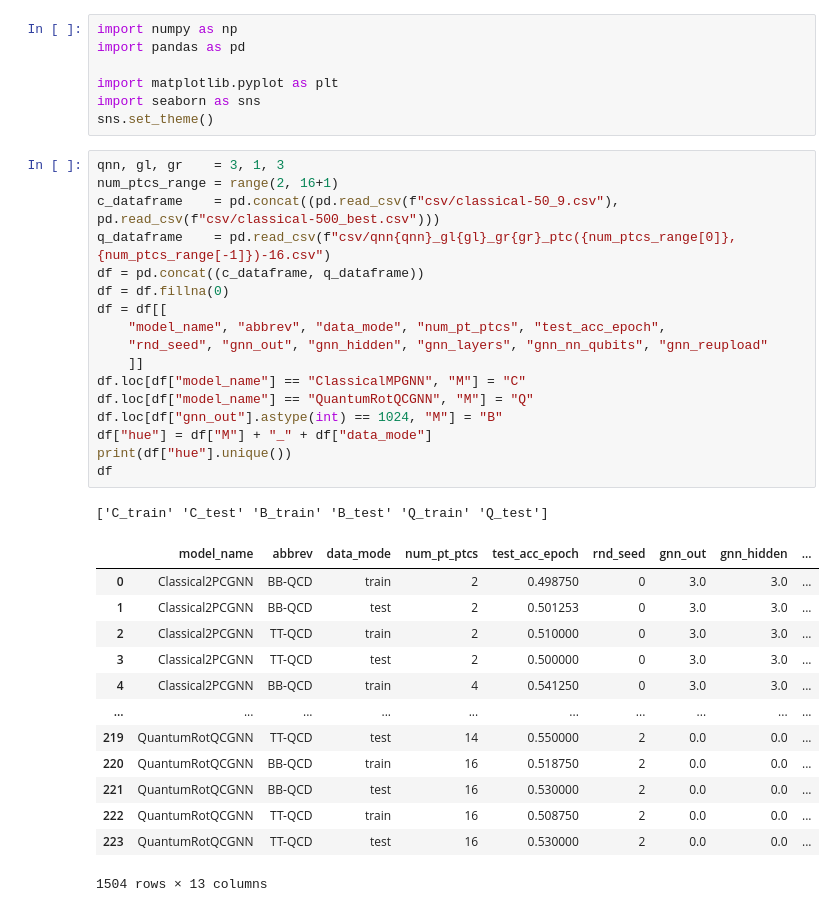
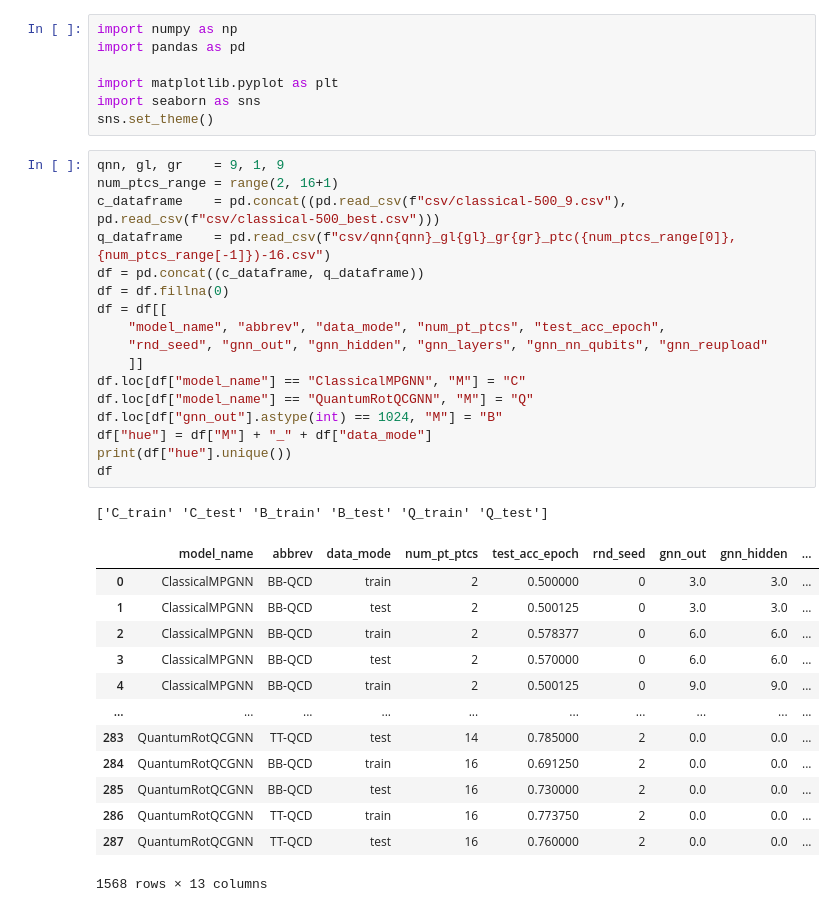
Before and after one commit to maplexgitx0302/QML-QCGNN, a Jupyter notebook: result_diff_ptcs.ipynb, the cells around one changed output. Drawn from its saved outputs; the diff is of its cells as text.

```diff
--- a/result_diff_ptcs.ipynb
+++ b/result_diff_ptcs.ipynb
@@ -6,37 +6,37 @@ import matplotlib.pyplot as plt
 import seaborn as sns
 sns.set_theme()
 # %%
-qnn, gl, gr    = 3, 1, 3
+qnn, gl, gr    = 9, 1, 9
 num_ptcs_range = range(2, 16+1)
-c_dataframe    = pd.concat((pd.read_csv(f"csv/classical-50_9.csv"), pd.read_csv(f"csv/classical-500_best.csv")))
+c_dataframe    = pd.concat((pd.read_csv(f"csv/classical-500_9.csv"), pd.read_csv(f"csv/classical-500_best.csv")))
 q_dataframe    = pd.read_csv(f"csv/qnn{qnn}_gl{gl}_gr{gr}_ptc({num_ptcs_range[0]},{num_ptcs_range[-1]})-16.csv")
 df = pd.concat((c_dataframe, q_dataframe))
 df = df.fillna(0)
 df = df[[
     "model_name", "abbrev", "data_mode", "num_pt_ptcs", "test_acc_epoch",
     "rnd_seed", "gnn_out", "gnn_hidden", "gnn_layers", "gnn_nn_qubits", "gnn_reupload"
     ]]
 df.loc[df["model_name"] == "ClassicalMPGNN", "M"] = "C"
 df.loc[df["model_name"] == "QuantumRotQCGNN", "M"] = "Q"
 df.loc[df["gnn_out"].astype(int) == 1024, "M"] = "B"
 df["hue"] = df["M"] + "_" + df["data_mode"]
 print(df["hue"].unique())
 df
 # %% [output]
 ['C_train' 'C_test' 'B_train' 'B_test' 'Q_train' 'Q_test']
 |  | model_name | abbrev | data_mode | num_pt_ptcs | test_acc_epoch | rnd_seed | gnn_out | gnn_hidden | ... |
-| 0 | Classical2PCGNN | BB-QCD | train | 2 | 0.498750 | 0 | 3.0 | 3.0 | ... |
-| 1 | Classical2PCGNN | BB-QCD | test | 2 | 0.501253 | 0 | 3.0 | 3.0 | ... |
-| 2 | Classical2PCGNN | TT-QCD | train | 2 | 0.510000 | 0 | 3.0 | 3.0 | ... |
-| 3 | Classical2PCGNN | TT-QCD | test | 2 | 0.500000 | 0 | 3.0 | 3.0 | ... |
-| 4 | Classical2PCGNN | BB-QCD | train | 4 | 0.541250 | 0 | 3.0 | 3.0 | ... |
+| 0 | ClassicalMPGNN | BB-QCD | train | 2 | 0.500000 | 0 | 3.0 | 3.0 | ... |
+| 1 | ClassicalMPGNN | BB-QCD | test | 2 | 0.500125 | 0 | 3.0 | 3.0 | ... |
+| 2 | ClassicalMPGNN | BB-QCD | train | 2 | 0.578377 | 0 | 6.0 | 6.0 | ... |
+| 3 | ClassicalMPGNN | BB-QCD | test | 2 | 0.570000 | 0 | 6.0 | 6.0 | ... |
+| 4 | ClassicalMPGNN | BB-QCD | train | 2 | 0.500125 | 0 | 9.0 | 9.0 | ... |
 | ... | ... | ... | ... | ... | ... | ... | ... | ... | ... |
-| 219 | QuantumRotQCGNN | TT-QCD | test | 14 | 0.550000 | 2 | 0.0 | 0.0 | ... |
-| 220 | QuantumRotQCGNN | BB-QCD | train | 16 | 0.518750 | 2 | 0.0 | 0.0 | ... |
-| 221 | QuantumRotQCGNN | BB-QCD | test | 16 | 0.530000 | 2 | 0.0 | 0.0 | ... |
-| 222 | QuantumRotQCGNN | TT-QCD | train | 16 | 0.508750 | 2 | 0.0 | 0.0 | ... |
-| 223 | QuantumRotQCGNN | TT-QCD | test | 16 | 0.530000 | 2 | 0.0 | 0.0 | ... |
+| 283 | QuantumRotQCGNN | TT-QCD | test | 14 | 0.785000 | 2 | 0.0 | 0.0 | ... |
+| 284 | QuantumRotQCGNN | BB-QCD | train | 16 | 0.691250 | 2 | 0.0 | 0.0 | ... |
+| 285 | QuantumRotQCGNN | BB-QCD | test | 16 | 0.730000 | 2 | 0.0 | 0.0 | ... |
+| 286 | QuantumRotQCGNN | TT-QCD | train | 16 | 0.773750 | 2 | 0.0 | 0.0 | ... |
+| 287 | QuantumRotQCGNN | TT-QCD | test | 16 | 0.760000 | 2 | 0.0 | 0.0 | ... |
-1504 rows × 13 columns
+1568 rows × 13 columns
 # %%
 fig, ax = plt.subplots(2,3,figsize=(15,10))
 for i in range(3):
```
Also changed, not shown: parts of 1 cell of this notebook, 9 other files.
